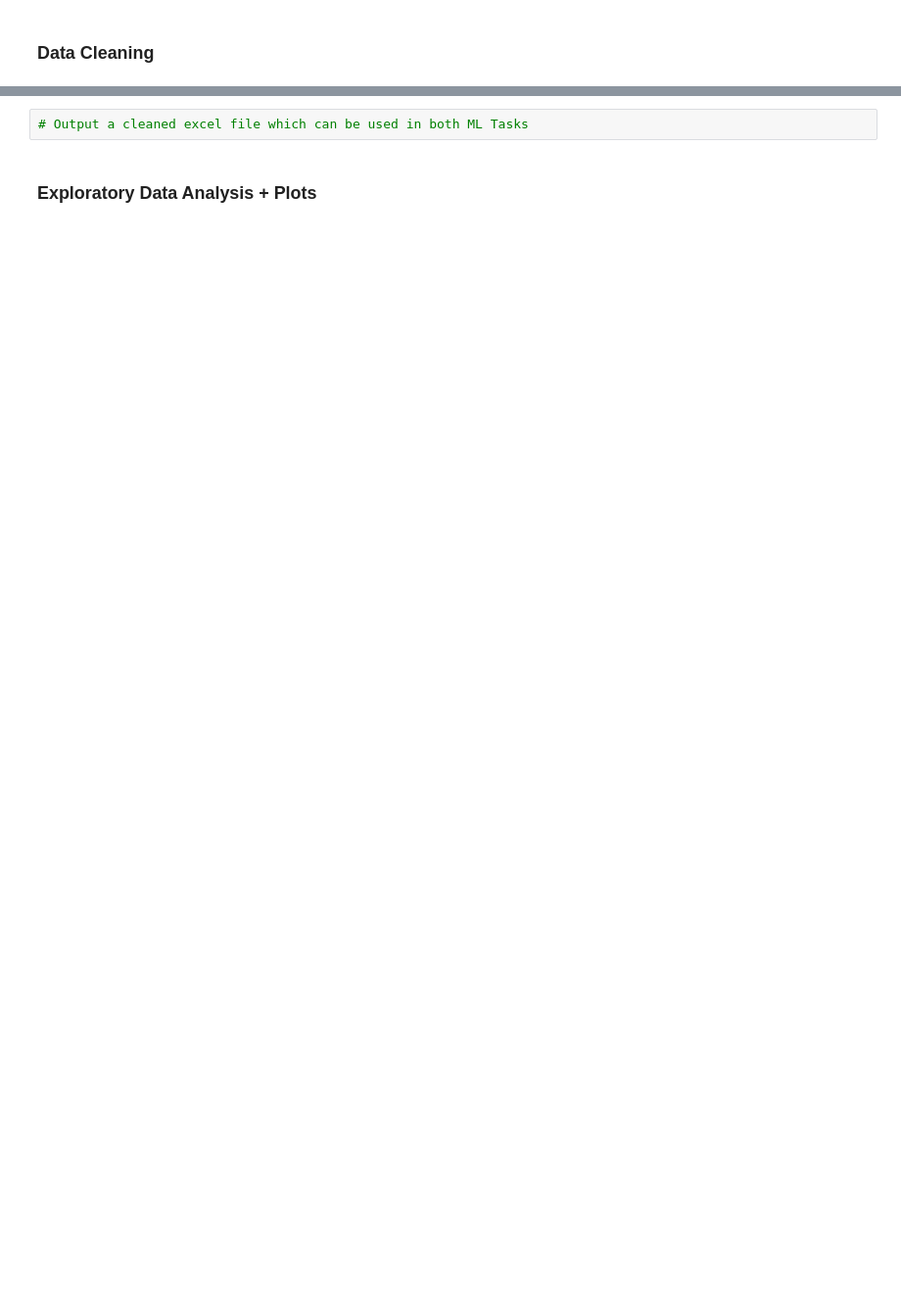
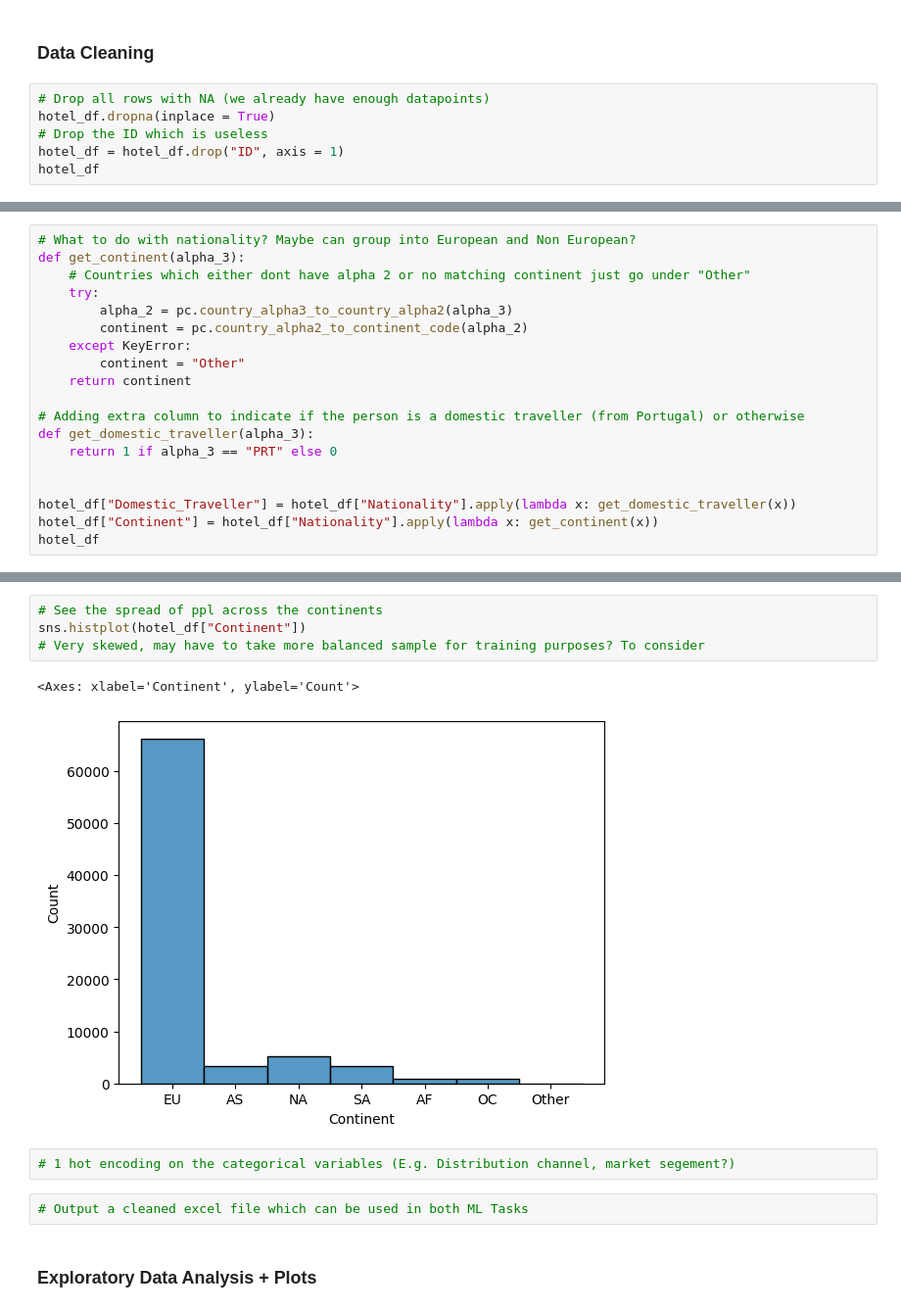
Before and after one commit to Buwoo/BT4211_Hotel, a Jupyter notebook: Hotel_EDA.ipynb, the cells around one changed output, grey strips where cells are left out. Shown: that part at 98% size. Saved outputs shown, nothing was run; the diff lists cells and outputs as text; blank space fills up the shorter version.

```diff
--- a/Hotel_EDA.ipynb
+++ b/Hotel_EDA.ipynb
@@ -25,2 +70,8 @@ hotel_df.head()
 # %% [markdown]
 ### Data Cleaning
+# %%
+# Drop all rows with NA (we already have enough datapoints)
+hotel_df.dropna(inplace = True)
+# Drop the ID which is useless
+hotel_df = hotel_df.drop("ID", axis = 1)
+hotel_df
@@ -26,0 +92,19 @@ hotel_df.head()
+# %%
+# What to do with nationality? Maybe can group into European and Non European?
+def get_continent(alpha_3):
+    # Countries which either dont have alpha 2 or no matching continent just go under "Other"
+    try:
+        alpha_2 = pc.country_alpha3_to_country_alpha2(alpha_3)
+        continent = pc.country_alpha2_to_continent_code(alpha_2)
+    except KeyError:
+        continent = "Other"
+    return continent
+
+# Adding extra column to indicate if the person is a domestic traveller (from Portugal) or otherwise
+def get_domestic_traveller(alpha_3):
+    return 1 if alpha_3 == "PRT" else 0
+
+
+hotel_df["Domestic_Traveller"] = hotel_df["Nationality"].apply(lambda x: get_domestic_traveller(x))
+hotel_df["Continent"] = hotel_df["Nationality"].apply(lambda x: get_continent(x))
+hotel_df
@@ -27,3 +125,12 @@ hotel_df.head()
+# %%
+# See the spread of ppl across the continents
+sns.histplot(hotel_df["Continent"])
+# Very skewed, may have to take more balanced sample for training purposes? To consider
+# %% [output]
+<Axes: xlabel='Continent', ylabel='Count'>
+[figure, added]
+# %%
+# 1 hot encoding on the categorical variables (E.g. Distribution channel, market segement?)
 # %%
 # Output a cleaned excel file which can be used in both ML Tasks
 # %% [markdown]
```
Also changed, not shown: parts of 7 cells of this notebook, 1 other file.
